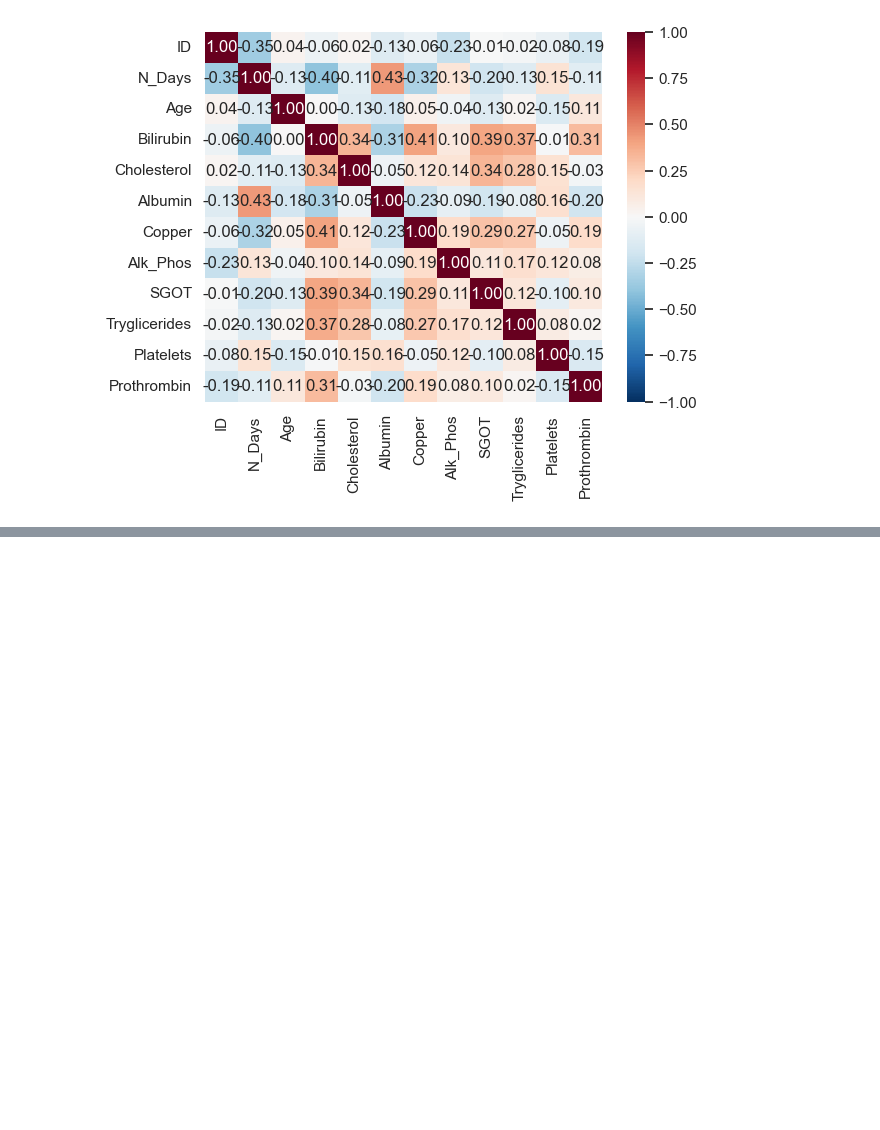
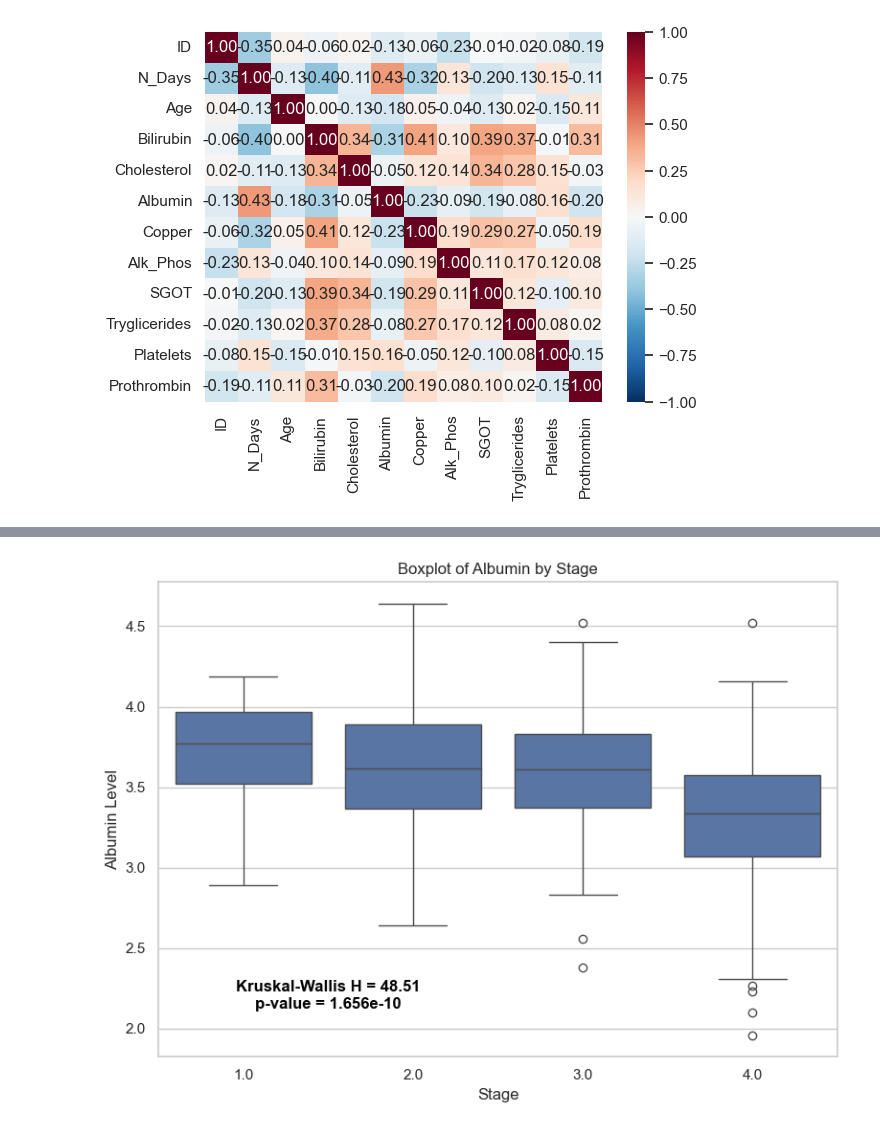
Before and after one commit to Center-for-Health-Data-Science/PythonTsunami, a Jupyter notebook: Exercise/Exercise_oct2023_solution.ipynb, the cells around one changed output, grey strips where cells are left out. Cells and saved outputs as stored; diff of their text form; code cells hidden in the pictures; blank space fills up the shorter version.

```diff
--- a/Exercise/Exercise_oct2023_solution.ipynb
+++ b/Exercise/Exercise_oct2023_solution.ipynb
@@ -657,0 +730,14 @@ plt.show()
+# %%
+plt.figure(figsize=(8, 6))
+sns.boxplot(x='Stage', y='Albumin', data=df_stats)
+plt.title(f'Boxplot of Albumin by Stage')
+plt.text(0.5, 2.3, f'Kruskal-Wallis H = {kruskal_result.statistic:.2f}\np-value = {kruskal_result.pvalue:.3e}',
+         ha='center', va='top', fontsize=12, color='black', fontweight='bold')
+
+plt.xlabel('Stage', fontsize=12)
+plt.ylabel('Albumin Level', fontsize=12)
+
+plt.tight_layout()
+plt.show()
+# %% [output]
+[figure, added]
```
Also changed, not shown: parts of 10 cells of this notebook, 1 other file.
